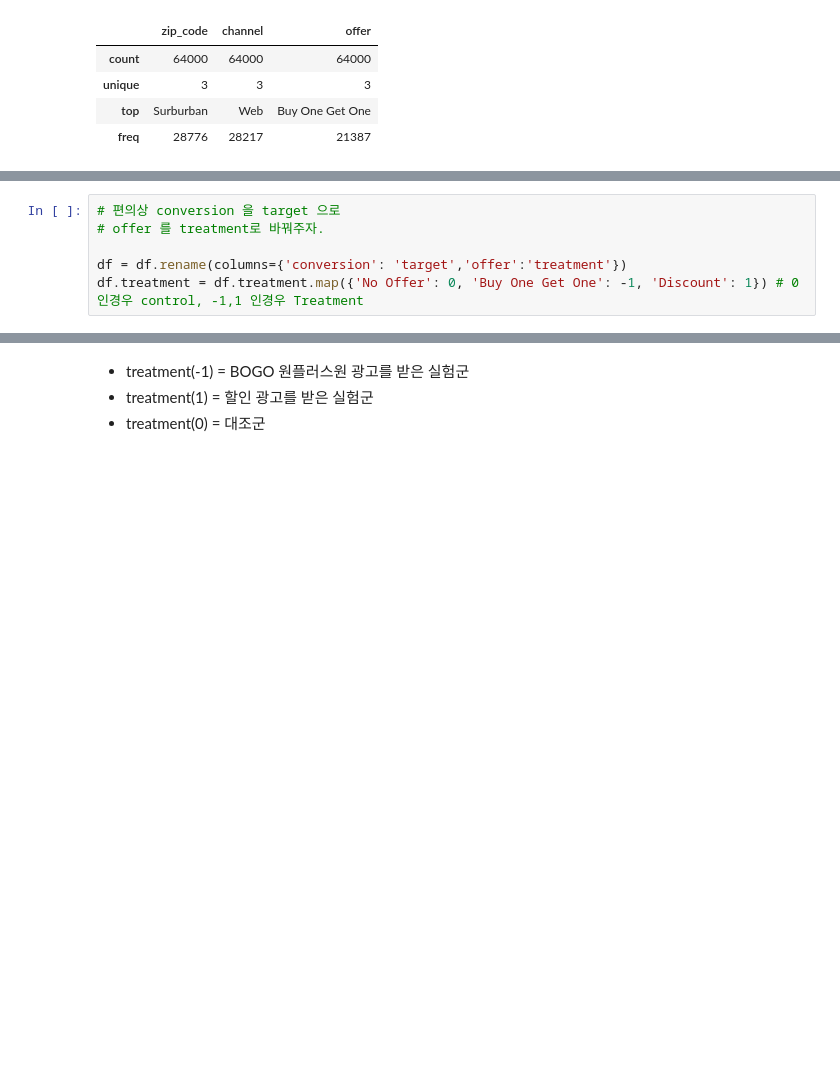
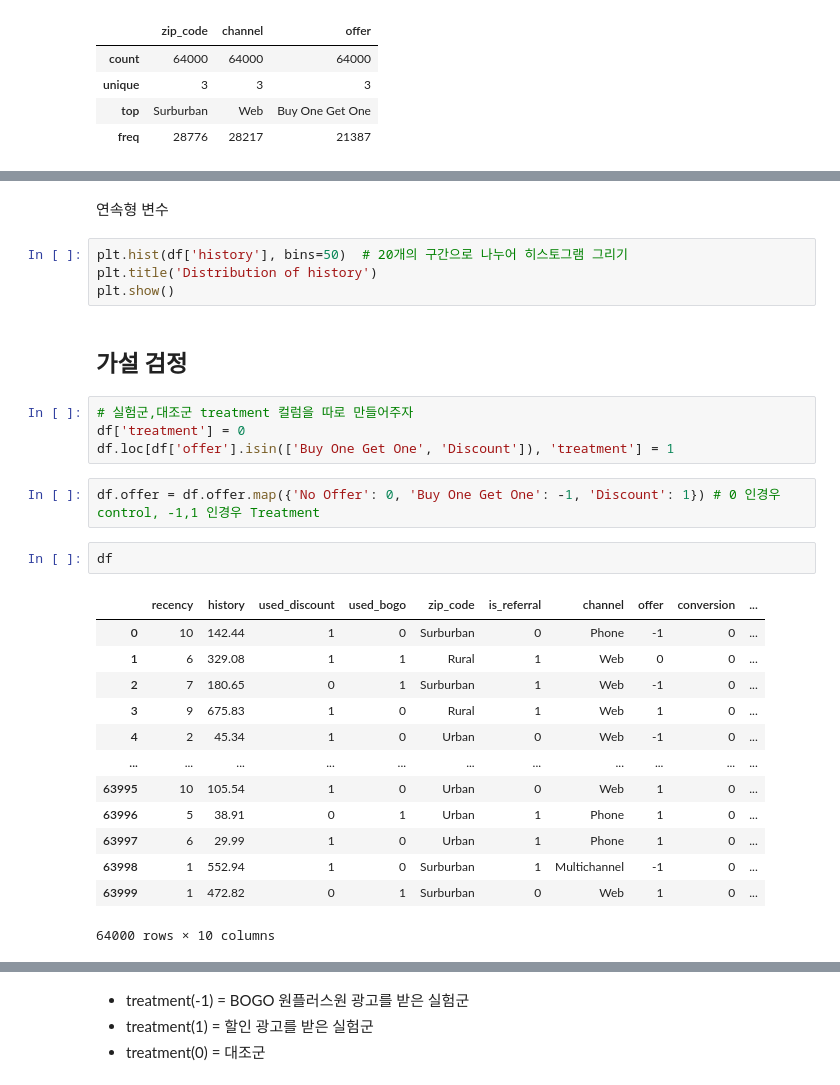
Before and after one commit to KGochae/python_sql_thisandthat, a Jupyter notebook: Uplifting.ipynb, the cells around one changed output, grey strips where cells are left out. Cells and saved outputs as stored; diff of their text form; blank space fills up the shorter version.

```diff
--- a/Uplifting.ipynb
+++ b/Uplifting.ipynb
@@ -94,6 +108,30 @@ Name: offer, dtype: int64
+# %% [markdown]
+연속형 변수
+# %%
+plt.hist(df['history'], bins=50)  # 20개의 구간으로 나누어 히스토그램 그리기
+plt.title('Distribution of history')
+plt.show()
+# %% [markdown]
+## 가설 검정
+# %%
+# 실험군,대조군 treatment 컬럼을 따로 만들어주자
+df['treatment'] = 0
+df.loc[df['offer'].isin(['Buy One Get One', 'Discount']), 'treatment'] = 1
 # %%
-# 편의상 conversion 을 target 으로
-# offer 를 treatment로 바꿔주자.
-
-df = df.rename(columns={'conversion': 'target','offer':'treatment'})
-df.treatment = df.treatment.map({'No Offer': 0, 'Buy One Get One': -1, 'Discount': 1}) # 0 인경우 control, -1,1 인경우 Treatment
+df.offer = df.offer.map({'No Offer': 0, 'Buy One Get One': -1, 'Discount': 1}) # 0 인경우 control, -1,1 인경우 Treatment
+# %%
+df
+# %% [output]
+|  | recency | history | used_discount | used_bogo | zip_code | is_referral | channel | offer | conversion | ... |
+| 0 | 10 | 142.44 | 1 | 0 | Surburban | 0 | Phone | -1 | 0 | ... |
+| 1 | 6 | 329.08 | 1 | 1 | Rural | 1 | Web | 0 | 0 | ... |
+| 2 | 7 | 180.65 | 0 | 1 | Surburban | 1 | Web | -1 | 0 | ... |
+| 3 | 9 | 675.83 | 1 | 0 | Rural | 1 | Web | 1 | 0 | ... |
+| 4 | 2 | 45.34 | 1 | 0 | Urban | 0 | Web | -1 | 0 | ... |
+| ... | ... | ... | ... | ... | ... | ... | ... | ... | ... | ... |
+| 63995 | 10 | 105.54 | 1 | 0 | Urban | 0 | Web | 1 | 0 | ... |
+| 63996 | 5 | 38.91 | 0 | 1 | Urban | 1 | Phone | 1 | 0 | ... |
+| 63997 | 6 | 29.99 | 1 | 0 | Urban | 1 | Phone | 1 | 0 | ... |
+| 63998 | 1 | 552.94 | 1 | 0 | Surburban | 1 | Multichannel | -1 | 0 | ... |
+| 63999 | 1 | 472.82 | 0 | 1 | Surburban | 0 | Web | 1 | 0 | ... |
+64000 rows × 10 columns
```
Also changed, not shown: parts of 39 cells of this notebook.
